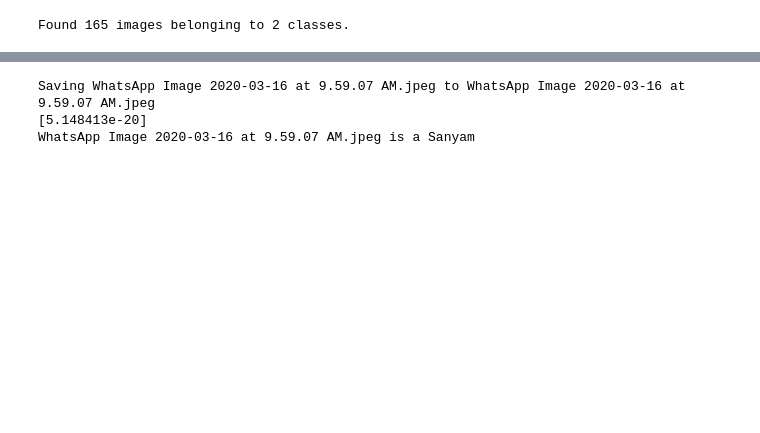
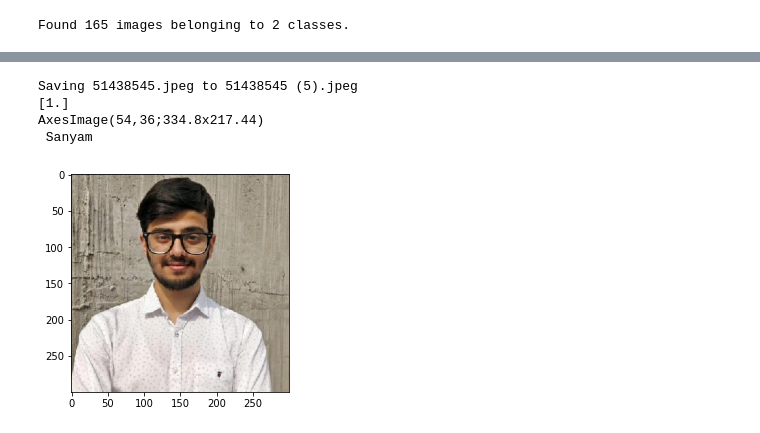
Before and after one commit to Sanyam8055/100-Days-of-ML, a Jupyter notebook: BinaryClassifier.ipynb, the cells around one changed output, grey strips where cells are left out. Saved outputs shown, nothing was run; the diff lists cells and outputs as text; code cells hidden in the pictures; blank space fills up the shorter version.

Commit message:
Visualisation Changes

```diff
--- a/BinaryClassifier.ipynb
+++ b/BinaryClassifier.ipynb
@@ -175,27 +175,30 @@ Epoch 10/10
 # %%
 import numpy as np
 from google.colab import files
 from keras.preprocessing import image
 
 uploaded = files.upload()
 
 for fn in uploaded.keys():
 
   # predicting images
   path = '/content/' + fn
   img = image.load_img(path, target_size=(300, 300))
   x = image.img_to_array(img)
   x = np.expand_dims(x, axis=0)
 
   images = np.vstack([x])
   classes = model.predict(images, batch_size=10)
   print(classes[0])
-  if classes[0]>0.5:
-    print(fn + " is a Uttam")
+  print(plt.imshow(img))
+  if classes[0]<0.5:
+    print(" Uttam")
   else:
-    print(fn + " is a Sanyam")
+    print(" Sanyam")
 # %% [output]
 [interactive output not drawn]
-Saving WhatsApp Image 2020-03-16 at 9.59.07 AM.jpeg to WhatsApp Image 2020-03-16 at 9.59.07 AM.jpeg
-[5.148413e-20]
-WhatsApp Image 2020-03-16 at 9.59.07 AM.jpeg is a Sanyam
+Saving 51438545.jpeg to 51438545 (5).jpeg
+[1.]
+AxesImage(54,36;334.8x217.44)
+ Sanyam
+[figure, added]
```
Also changed, not shown: parts of 4 cells of this notebook, 5 other files.
